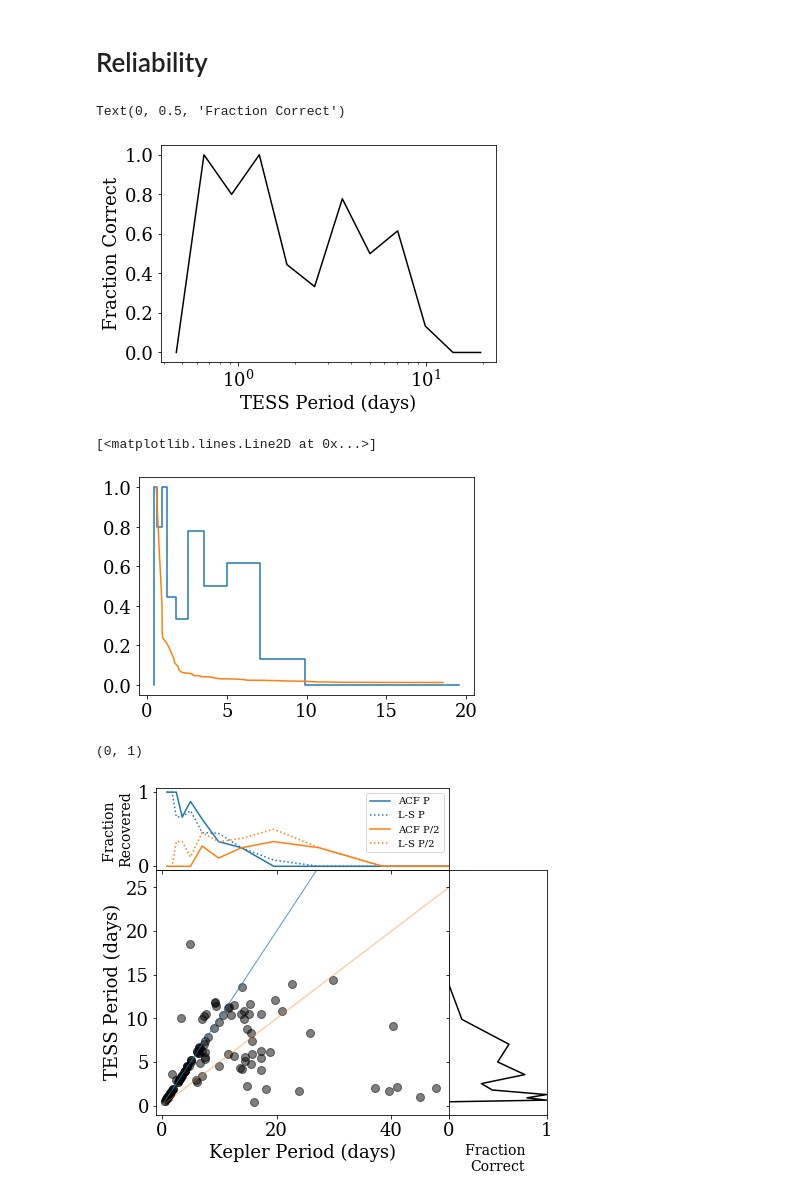
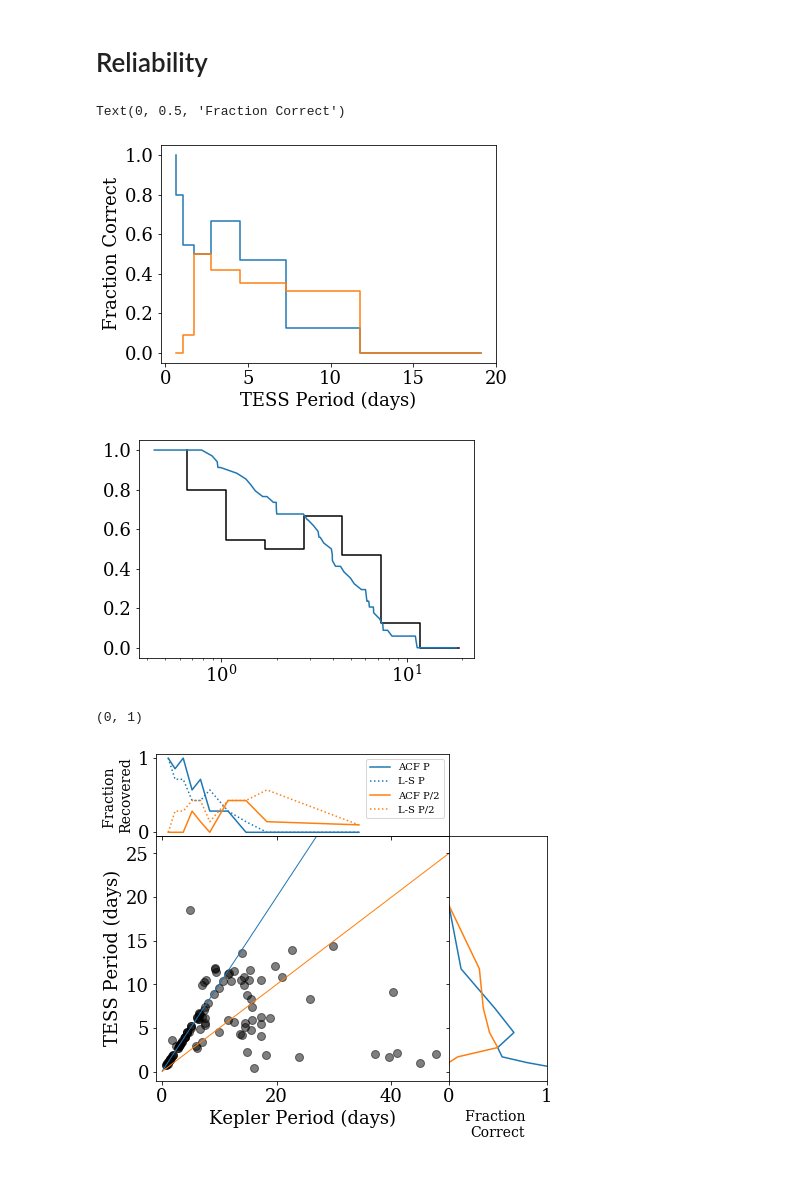
Before and after one commit to jradavenport/KTROT, a Jupyter notebook: period_compare.ipynb, the cells around one changed output. Saved outputs shown, nothing was run; the diff lists cells and outputs as text; code cells hidden in the pictures.

```diff
--- a/period_compare.ipynb
+++ b/period_compare.ipynb
@@ -66,3 +94,5 @@ pd.concat((rot1.merge(KICTIC, left_on='TIC', right_on='TIC'),
+# %%
+s17 = pd.DataFrame(data={'kic':stellar17['kepid'], 'kepmag':stellar17['kepmag']})
 # %%
 Kper13 = pd.read_csv('./amq_Period_Table.txt')
 Kper14 = pd.read_table('mcquillan2014_tbl1.txt', delim_whitespace=True)
@@ -153,8 +181,8 @@ Text(0, 0.5, 'TESS Period (days)')
 # this cut is somewhat arbitrary, unfortunately. We need real errors on the periods (e.g. MCMC)
 Pcut = 0.05
 
-ok1 = (Trot1['acf_pk'] > Pcut) | (Trot1['LSamp'] > Pcut)
-ok2 = (Trot2['acf_pk'] > Pcut) | (Trot2['LSamp'] > Pcut)
+ok1 = ((Trot1['acf_pk'] > Pcut) | (Trot1['LSamp'] > Pcut)) & (Trot1['Teff'] > 0)
+ok2 = ((Trot2['acf_pk'] > Pcut) | (Trot2['LSamp'] > Pcut)) & (Trot2['Teff'] > 0)
 
 print(sum(ok1), sum(ok2))
 print(pd.concat((Trot1['KIC'][ok1],Trot2['KIC'][ok2])).unique().size)
@@ -200,3 +228,17 @@ plt.show()
+# %%
+def ubin(data, nbins=10):
+    '''
+    return ranges that put even number of
+    samples into each bin
+    '''
+    num = int(np.around(np.size(data) / float(nbins), decimals=0)) # avg num per bin
+    if num < 1:
+        num = 1
+
+    ss = np.argsort(data)
+    bsplit = data[ss][np.arange(0, num*nbins, num)]
+    bins = np.concatenate((bsplit, [np.nanmax(data)]))
+    return bins
 # %% [markdown]
 # Recovery Fraction
 
@@ -310,44 +346,46 @@ Rgood = ((Trot1['acf_per'][ok1]/Trot1['Period'][ok1] > 1-thresh) &
 Rhalf = ((Trot1['acf_per'][ok1]/Trot1['Period'][ok1] > 0.5-thresh) &
          (Trot1['acf_per'][ok1]/Trot1['Period'][ok1] < 0.5+thresh))
 
-pbins = np.logspace(-1, 1.8, num=20, dtype='float')
+# pbins = ubin(Trot1['acf_per'].values[ok1], nbins=5)
+pbins = np.logspace(-.3, 2, num=12, dtype='float')
 # pbins = np.arange(0, 55, 3., dtype='float')
 
 Rpfrac = np.zeros_like(pbins)-1
+Rphalf = np.zeros_like(pbins)-1
 Re_pfrac = np.zeros((len(pbins), 2))-1
+Re_phalf = np.zeros((len(pbins), 2))-1
 
 for k in range(len(pbins)-1):
     pk = (Trot1['acf_per'].values[ok1] > pbins[k]) & (Trot1['acf_per'].values[ok1] <= (pbins[k+1]))
     den = float(sum(pk))
     num = float(sum(Rgood[pk]))
+    hal = float(sum(half[pk]))
 
     if den>0:
         Rpfrac[k] = num/den
+        Rphalf[k] = hal/den
         Re_pfrac[k,:] = funcs.binom_conf_interval(num, den)
+        Re_phalf[k,:] = funcs.binom_conf_interval(hal, den)
 
-xx = ((pbins[:-1] + pbins[1:])/2)
+pxx = ((pbins[:-1] + pbins[1:])/2)
 plt.figure()
-plt.plot(xx[np.where((Rpfrac > -1))], Rpfrac[np.where((Rpfrac > -1))], label='ACF', c='k')
-# plt.errorbar(xx[np.where((Rpfrac > -1))], Rpfrac[np.where((Rpfrac > -1))],
-#              yerr = Re_pfrac[np.where((Rpfrac > -1))[0], :].T, linestyle='none', c='C0')
-
-# plt.legend(fontsize=12)
-plt.xscale('log')
+plt.step(pxx[np.where((Rpfrac > -1))], Rpfrac[np.where((Rpfrac > -1))])
+plt.step(pxx[np.where((Rphalf > -1))], Rphalf[np.where((Rphalf > -1))])
 plt.xlabel('TESS Period (days)')
 plt.ylabel('Fraction Correct')
 # %% [output]
 Text(0, 0.5, 'Fraction Correct')
-[figure, old version]
+[figure, new version]
 # %%
 # TRY a continuous version, instead of bins (I did this before, but deleted it...)
-TPsort = np.argsort(Trot1['acf_per'][ok1])
-Rcok = np.cumsum(Rgood.values[TPsort]) / np.cumsum(np.arange(len(TPsort)))
+TPsort = np.argsort(Trot1['acf_per'].values[ok1])[::-1]
+Rcok = np.cumsum(Rgood.values[TPsort]) / np.sum(Rgood)#np.cumsum(np.arange(len(TPsort)))
 
-plt.step(xx[np.where((Rpfrac > -1))], Rpfrac[np.where((Rpfrac > -1))])
+plt.step(pxx[np.where((Rpfrac > -1))], Rpfrac[np.where((Rpfrac > -1))], c='k')
 plt.plot(Trot1['acf_per'][ok1].values[TPsort], Rcok)
+plt.xscale('log')
 # %% [output]
-[<matplotlib.lines.Line2D at 0x...>]
-[figure, old version]
+[figure, new version]
 # %%
 # Set up the axes with gridspec
 fig = plt.figure(figsize=(7, 6))
@@ -372,8 +410,8 @@ main_ax.set_ylabel('TESS Period (days)')
 main_ax.set_xlim(-1,50)
 main_ax.set_ylim(-1,27)
 
-main_ax.plot([.1,50], [.1, 50], c='C0', lw=1, alpha=0.75)
-main_ax.plot([.1,50], [.05, 25], c='C1', lw=1, alpha=0.5)
+main_ax.plot([.1,50], [.1, 50], c='C0', lw=1)
+main_ax.plot([.1,50], [.05, 25], c='C1', lw=1)
 
 # Top hist
 # x_hist.plot(xx[np.where((pfrac > -1))], pfrac[np.where((pfrac > -1))], c='C0')
@@ -386,11 +424,13 @@ x_hist.set_ylabel('Fraction \nRecovered', fontsize=14)
 x_hist.legend(fontsize=10)
 
 # Right hist
-y_hist.plot(Rpfrac[np.where((Rpfrac > -1))],xx[np.where((Rpfrac > -1))], c='k')
+y_hist.plot(Rpfrac[np.where((Rpfrac > -1))],pxx[np.where((Rpfrac > -1))])
+y_hist.plot(Rphalf[np.where((Rphalf > -1))],pxx[np.where((Rphalf > -1))])
+
 y_hist.set_xlabel('Fraction \nCorrect', fontsize=14)
 y_hist.set_xlim(0,1)
 
 # plt.savefig('KvT_0.20.png', dpi=150, bbox_inches='tight', pad_inches=0.25)
 # %% [output]
 (0, 1)
-[figure, old version]
+[figure, new version]
```
Also changed, not shown: parts of 25 cells of this notebook.
